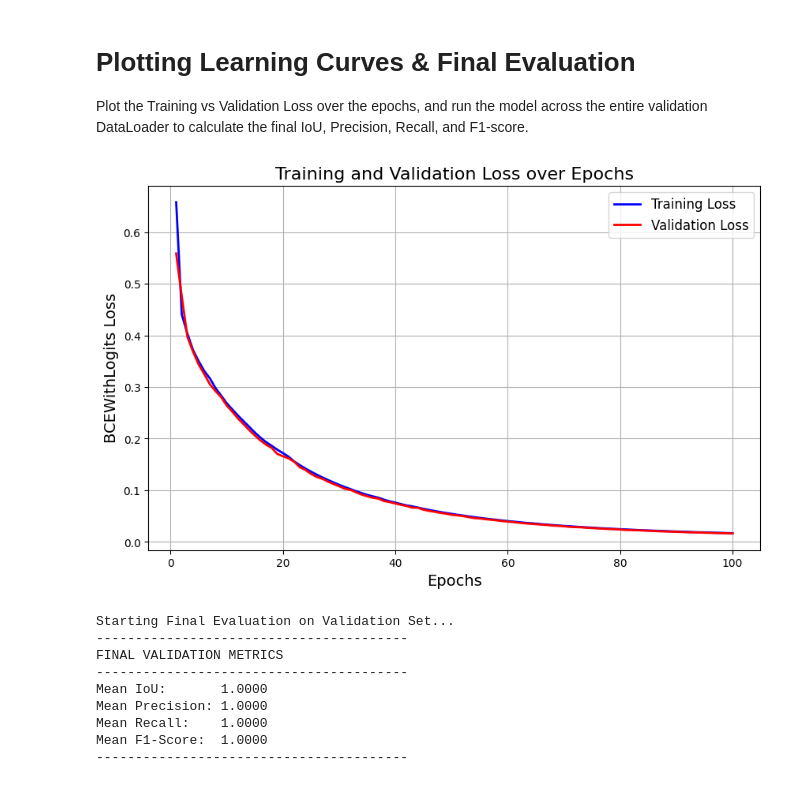
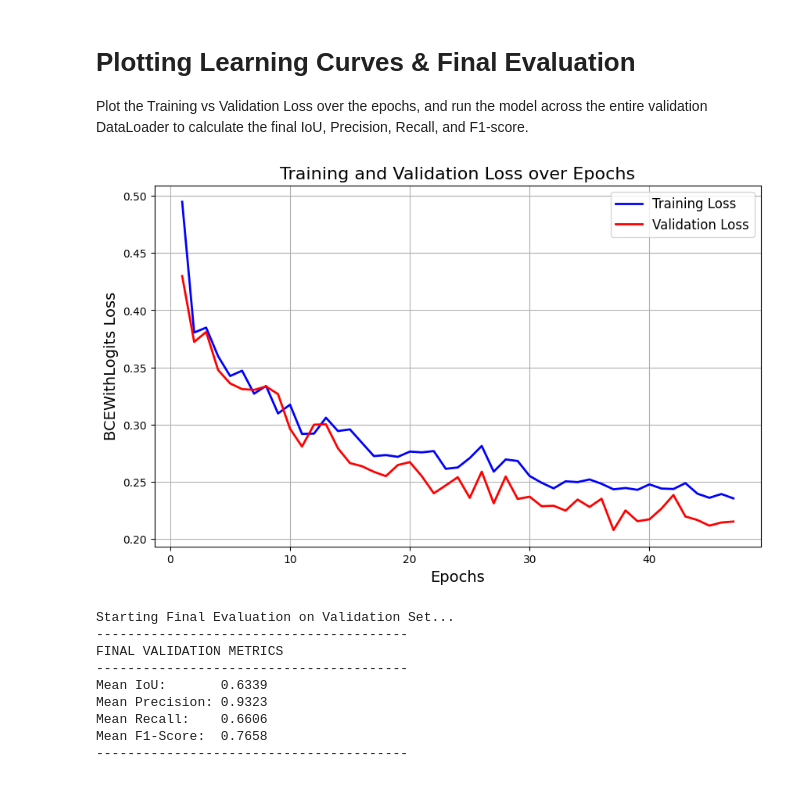
Before and after one commit to Mhmd7syn/Cellula-Technologies-Internship, a Jupyter notebook: Vision/Water Segmentation/Notebook/UNET.ipynb, the cells around one changed output. Saved outputs shown, nothing was run; the diff lists cells and outputs as text; code cells hidden in the pictures.

```diff
--- a/Vision/Water Segmentation/Notebook/UNET.ipynb
+++ b/Vision/Water Segmentation/Notebook/UNET.ipynb
@@ -66,7 +66,7 @@ class waterDataset(Dataset):
         mask = cv2.imread(mask_path, cv2.IMREAD_GRAYSCALE)
         if mask is None:
             raise FileNotFoundError(f"Mask not found at {mask_path}")
-        mask = mask.astype(np.float32) / 255.0
+        mask = mask.astype(np.float32)
 
         if self.transform:
             augmented = self.transform(image=image, mask=mask)
@@ -407,8 +407,8 @@ Metrics functions defined.
 Plot the Training vs Validation Loss over the epochs, and run the model across the entire validation DataLoader to calculate the final IoU, Precision, Recall, and F1-score.
 # %%
 plt.figure(figsize=(10, 6))
-plt.plot(range(1, epochs + 1), train_losses, label='Training Loss', color='blue', linewidth=2)
-plt.plot(range(1, epochs + 1), val_losses, label='Validation Loss', color='red', linewidth=2)
+plt.plot(range(1, len(train_losses) + 1), train_losses, label='Training Loss', color='blue', linewidth=2)
+plt.plot(range(1, len(val_losses) + 1), val_losses, label='Validation Loss', color='red', linewidth=2)
 plt.xlabel('Epochs', fontsize=14)
 plt.ylabel('BCEWithLogits Loss', fontsize=14)
 plt.title('Training and Validation Loss over Epochs', fontsize=16)
@@ -428,40 +428,40 @@ total_f1 = 0.0
 
 with torch.no_grad():
     for images, masks in val_dataloader:
         images = images.to(device)
         masks = masks.to(device)
 
         outputs = model(images)
 
         iou, precision, recall, f1 = calculate_metrics(outputs, masks)
 
         total_iou += iou
         total_precision += precision
         total_recall += recall
         total_f1 += f1
 
 num_batches = len(val_dataloader)
 avg_iou = total_iou / num_batches
 avg_precision = total_precision / num_batches
 avg_recall = total_recall / num_batches
 avg_f1 = total_f1 / num_batches
 
 print("-" * 40)
 print("FINAL VALIDATION METRICS")
 print("-" * 40)
 print(f"Mean IoU:       {avg_iou:.4f}")
 print(f"Mean Precision: {avg_precision:.4f}")
 print(f"Mean Recall:    {avg_recall:.4f}")
 print(f"Mean F1-Score:  {avg_f1:.4f}")
 print("-" * 40)
 # %% [output]
-[figure, old version]
+[figure, new version]
 Starting Final Evaluation on Validation Set...
 ----------------------------------------
 FINAL VALIDATION METRICS
 ----------------------------------------
-Mean IoU:       1.0000
-Mean Precision: 1.0000
-Mean Recall:    1.0000
-Mean F1-Score:  1.0000
+Mean IoU:       0.6339
+Mean Precision: 0.9323
+Mean Recall:    0.6606
+Mean F1-Score:  0.7658
 ----------------------------------------
```
Also changed, not shown: parts of 1 cell of this notebook, 7 other files.
